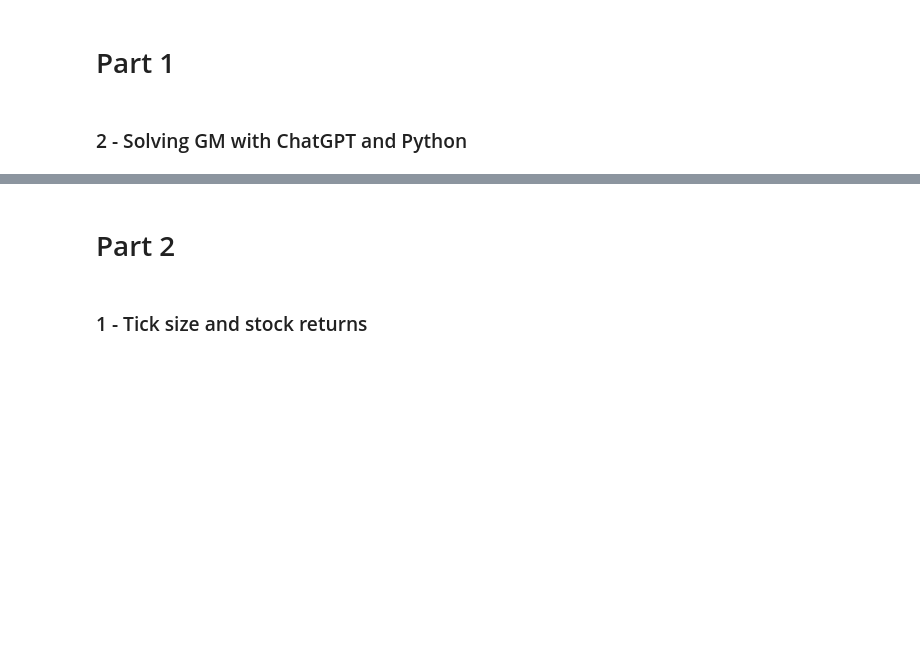
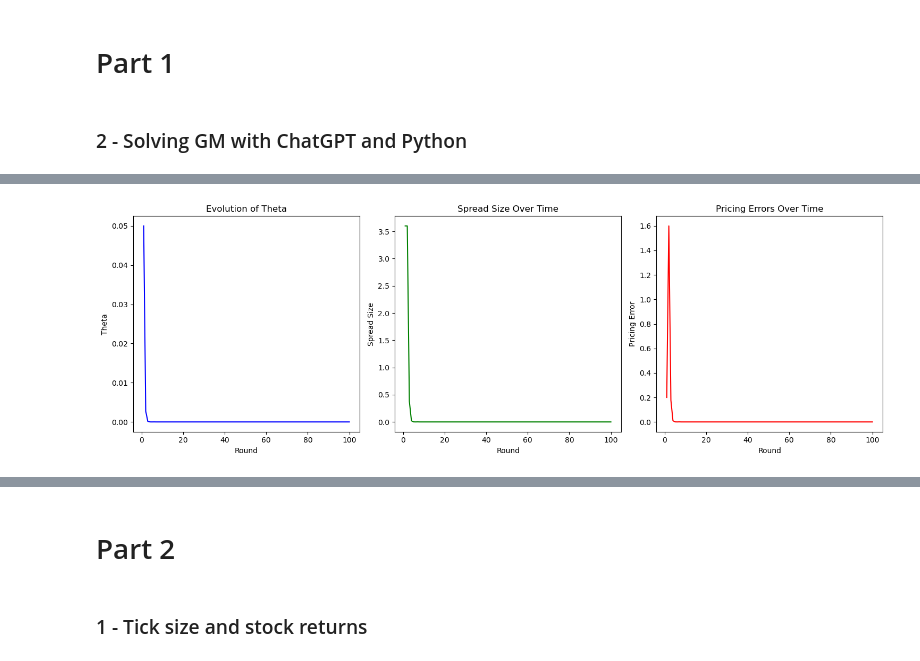
Before and after one commit to QuantFanatik/Market-Microstructure-Glosten-Milgrom, a Jupyter notebook: jupyter_final.ipynb, the cells around one changed output, grey strips where cells are left out. Drawn from its saved outputs; the diff is of its cells as text; code cells hidden in the pictures; blank space fills up the shorter version.

Commit message:
glosten

```diff
--- a/jupyter_final.ipynb
+++ b/jupyter_final.ipynb
@@ -2,3 +2,89 @@
 # Part 1
 # %% [markdown]
 ### 2 - Solving GM with ChatGPT and Python
+# %%
+import numpy as np
+import pandas as pd
+import matplotlib.pyplot as plt
+import plotly.graph_objs as go
+
+
+def run_simulation(pi, V_high=102, V_low=98, periods=100, initial_theta=0.5):
+    # Create a DataFrame to store results
+    results = pd.DataFrame(index=range(1, periods + 1),
+                           columns=['Theta', 'mu_t', 'Sb', 'Sa', 'Bid',
+                                    'Ask', 'Trader Type', 'Trade', 'Price',
+                                    'Spread Size', 'Pricing Error'])
+    theta = initial_theta
+
+    for round in range(1, periods + 1):
+        # Calculate expected value and bid/ask spreads
+        mu_t = theta * V_high + (1 - theta) * V_low
+        Sb = (pi * theta * (1 - theta) / (pi * theta + (1 - pi) / 2)) * (V_high - V_low)
+        Sa = Sb  # Same calculation for both spreads in this case
+        bid = mu_t - Sb
+        ask = mu_t + Sa
+
+        # Simulate trader arrival
+        trader_type = 'I' if np.random.rand() < pi else 'U'
+
+        trade = -1 if trader_type == 'I' else (1 if np.random.rand() < 0.5 else -1)
+
+        # Determine trade price
+        price = ask if trade == 1 else bid
+
+        # Update the market maker's belief (theta)
+        if trade == 1:
+            theta = ((1 + pi) / 2 * theta) / (pi * theta + (1 - pi) / 2)
+        else:
+            theta = ((1 - pi) / 2 * theta) / (pi * (1 - theta) + (1 - pi) / 2)
+
+        # Record the results
+        spread_size = ask - bid
+        pricing_error = abs(price - V_low)  # Adjusted to use V_low as the "true value"
+        results.loc[round] = [theta, mu_t, Sb, Sa, bid, ask, trader_type, trade, price, spread_size, pricing_error]
+
+    return results
+
+
+# Parameters for the simulation
+pi = 0.9  # Probability of encountering an informed trader
+V_high = 102
+V_low = 98
+periods = 100  # Define periods globally
+
+# Run the simulation
+simulation_results = run_simulation(pi, V_high, V_low, periods)
+
+# Save the results to CSV
+csv_filename = 'glosten_milgrom_simulation_results.csv'
+simulation_results.to_csv(csv_filename, index_label='Round')
+print(f"Data saved to {csv_filename}")
+
+# Plotting the results
+plt.figure(figsize=(15, 5))
+
+# Plot for Theta (Belief in High Value)
+plt.subplot(1, 3, 1)
+plt.plot(simulation_results.index, simulation_results['Theta'], color='blue')
+plt.title('Evolution of Theta')
+plt.xlabel('Round')
+plt.ylabel('Theta')
+
+# Plot for Spread Size
+plt.subplot(1, 3, 2)
+plt.plot(simulation_results.index, simulation_results['Spread Size'], color='green')
+plt.title('Spread Size Over Time')
+plt.xlabel('Round')
+plt.ylabel('Spread Size')
+
+# Plot for Pricing Error
+plt.subplot(1, 3, 3)
+plt.plot(simulation_results.index, simulation_results['Pricing Error'], color='red')
+plt.title('Pricing Errors Over Time')
+plt.xlabel('Round')
+plt.ylabel('Pricing Error')
+
+plt.tight_layout()
+plt.show()
+# %% [output]
@@ -4,0 +92 @@
+[figure, added]
```
Also changed, not shown: parts of 3 cells of this notebook.
